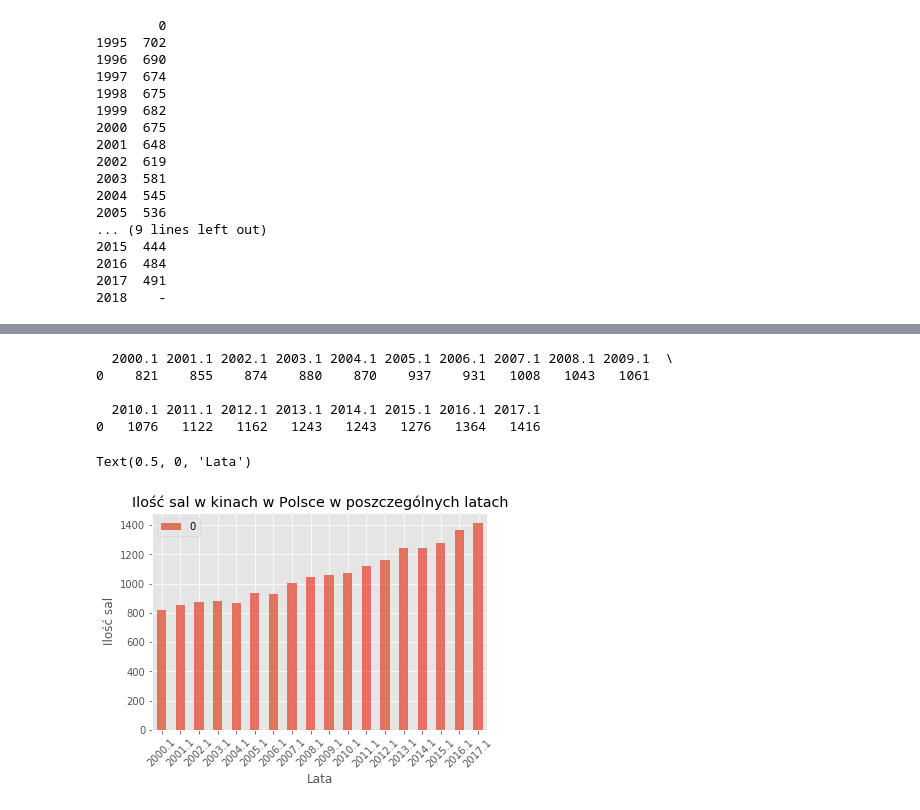
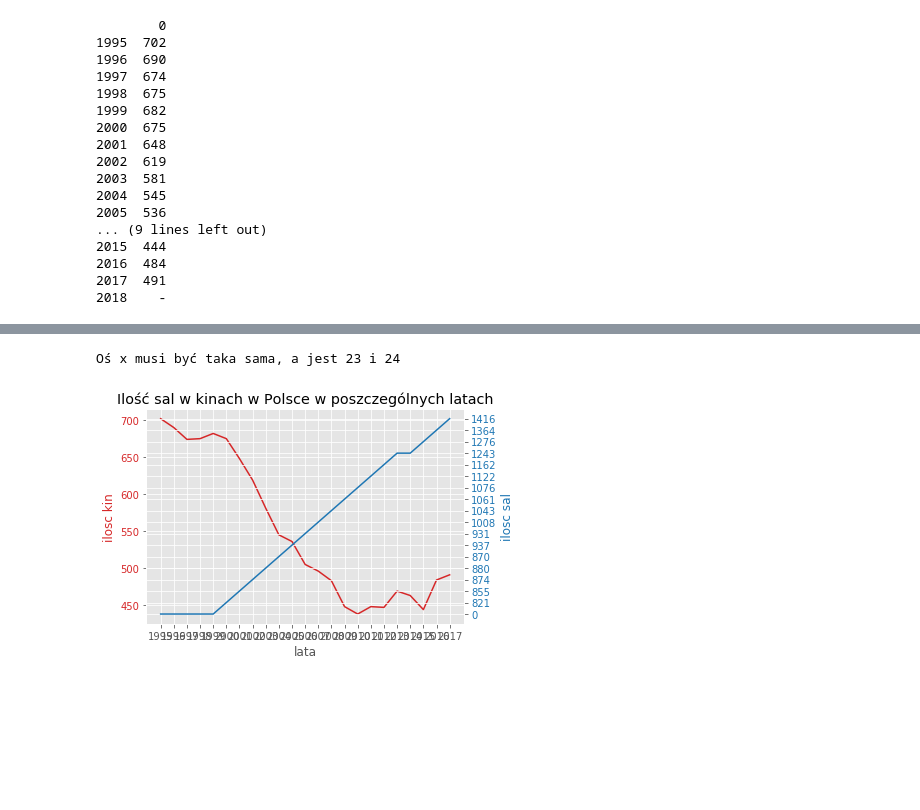
Before and after one commit to ejszja/ELEMENTY_STATYSTYKI, a Jupyter notebook: projekt-checkpoint.ipynb, the cells around one changed output, grey strips where cells are left out. Saved outputs shown, nothing was run; the diff lists cells and outputs as text; code cells hidden in the pictures; blank space fills up the shorter version.

```diff
--- a/projekt-checkpoint.ipynb
+++ b/projekt-checkpoint.ipynb
@@ -103,7 +111,10 @@ print(kina2)
 kina2=kina2.astype(float)
 plt.style.use('ggplot') #wygląd wykresu, kind='bar' w t.plot ustawia histogram
 #kina2.T to transponowanie kina2
-kina2.T.plot(alpha=0.75, rot=45,kind='bar')
+kina2 = kina2.transpose()
+
+print(kina2)
+kina2.plot(alpha=0.75, rot=45,kind='bar')
 
 plt.title("Ilość kin w Polsce w poszczególnych latach")
 plt.ylabel("Ilość kin")
@@ -148,23 +173,44 @@ print(sale)
-# %%
-lista2=[]
-for i in range(len(sale)):
-    lista2.append(sale.iat[i,0])
-# %%
-sale2=data.iloc[0:1,31:49]
-print(sale2)
-sale2=sale2.astype(float)
-plt.style.use('ggplot') #wygląd wykresu, kind='bar' w t.plot ustawia histogram
-#sale2.T to transponowanie kina2
-sale2.T.plot(alpha=0.75, rot=45,kind='bar')
-
-plt.title("Ilość sal w kinach w Polsce w poszczególnych latach")
-plt.ylabel("Ilość sal")
-plt.xlabel("Lata")
-# %% [output]
-  2000.1 2001.1 2002.1 2003.1 2004.1 2005.1 2006.1 2007.1 2008.1 2009.1  \
-0    821    855    874    880    870    937    931   1008   1043   1061
-
-  2010.1 2011.1 2012.1 2013.1 2014.1 2015.1 2016.1 2017.1
-0   1076   1122   1162   1243   1243   1276   1364   1416
-Text(0.5, 0, 'Lata')
-[figure, removed]
+# %%
+kina2 = kina2.transpose()
+if (len(kina2.index)!=len(sale.index)):
+    print("Oś x musi być taka sama, a jest {} i {}".format(len(kina2.index),len(sale.index)))
+
+#wiec utniemy o ten jeden sale (o 2018 rok)
+
+t,data1,data2=[],[],[]
+for i in kina2.index:
+    t.append(i)
+
+for i in range(0,len(kina2.values.tolist())):
+    data1.append(kina2.values.tolist()[i][0])
+
+for i in range(0,len(sale.values.tolist())):
+    data2.append(sale.values.tolist()[i][0])
+#usuwamy złe znaki
+data1=zamianaznaku(data1) #ilosc kin
+data2=zamianaznaku(data2) #ilosc sali
+#tu ucinamy jeden element
+data2=data2[:-1]
+
+
+fig, ax1 = plt.subplots()
+
+color = 'tab:red'
+ax1.set_xlabel('lata')
+ax1.set_ylabel('ilosc kin', color=color)
+ax1.plot(t, data1, color=color)
+ax1.tick_params(axis='y', labelcolor=color)
+
+ax2 = ax1.twinx()  # instantiate a second axes that shares the same x-axis
+
+color = 'tab:blue'
+ax2.set_ylabel('ilosc sal', color=color)  # we already handled the x-label with ax1
+ax2.plot(t, data2, color=color)
+ax2.tick_params(axis='y', labelcolor=color)
+
+plt.title("Ilość sal w kinach w Polsce w poszczególnych latach")
+fig.tight_layout()  # otherwise the right y-label is slightly clipped
+plt.show()
+# %% [output]
+Oś x musi być taka sama, a jest 23 i 24
+[figure, added]
```
Also changed, not shown: parts of 4 cells of this notebook.
